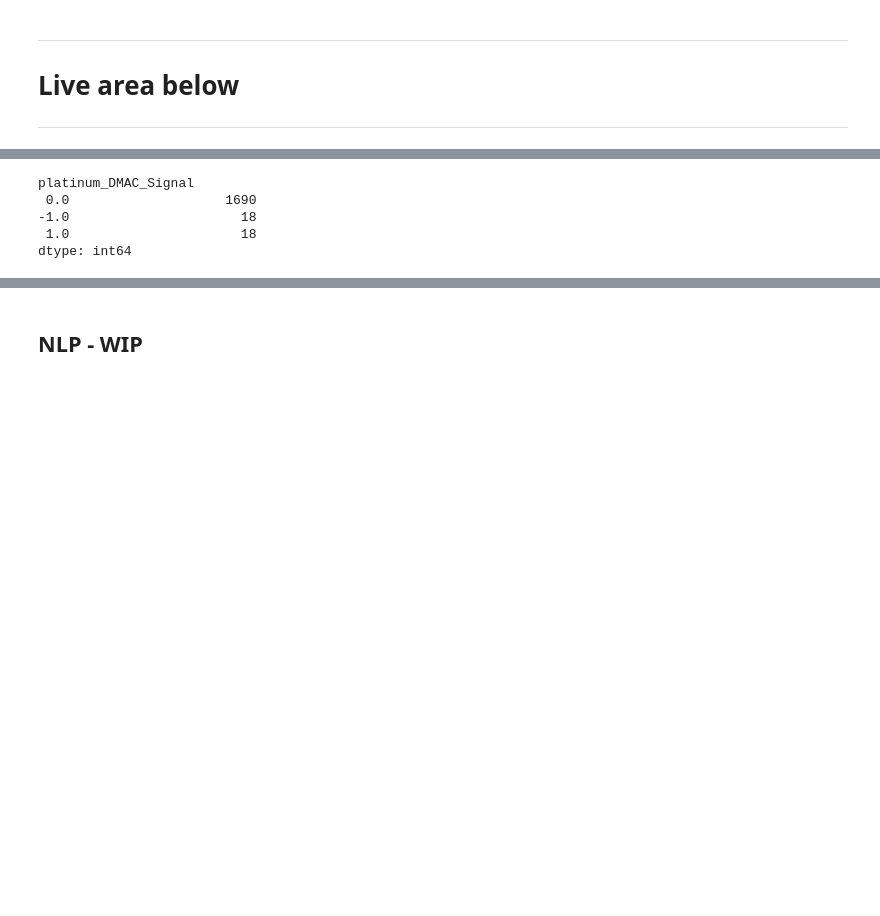
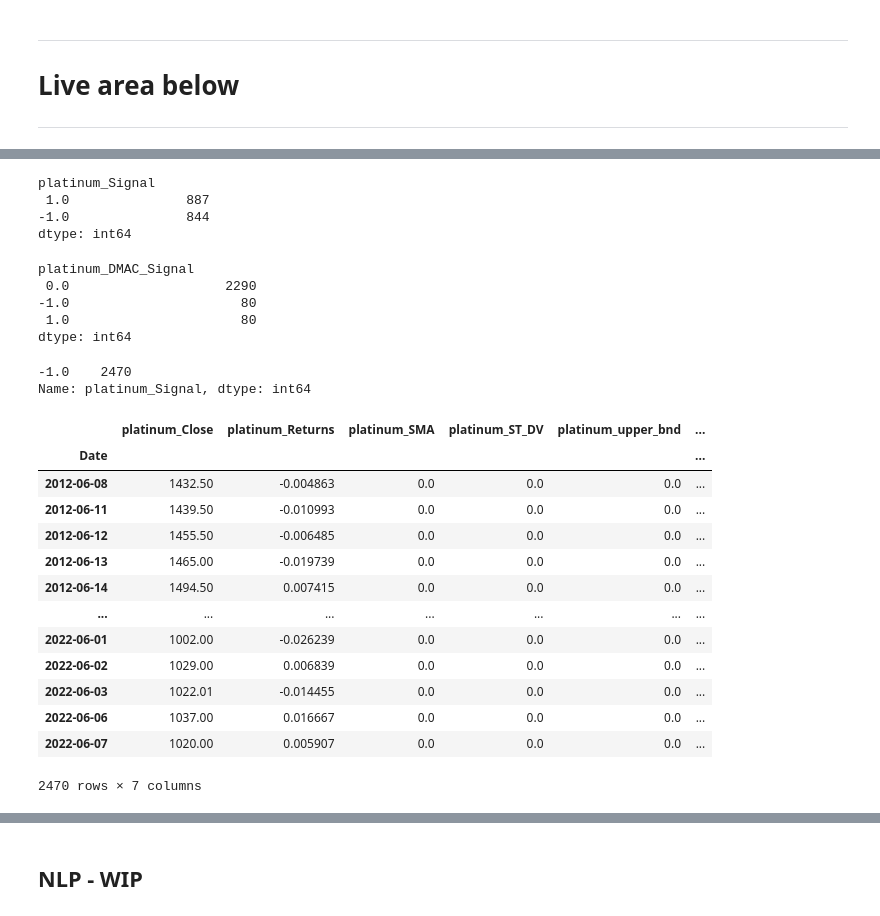
Before and after one commit to Femi-0/Commodities_Futures_Contracts_Generator, a Jupyter notebook: Commodities_Futures_Contracts_Generator.ipynb, the cells around one changed output, grey strips where cells are left out. Cells and saved outputs as stored; diff of their text form; code cells hidden in the pictures; blank space fills up the shorter version.

```diff
--- a/Commodities_Futures_Contracts_Generator.ipynb
+++ b/Commodities_Futures_Contracts_Generator.ipynb
@@ -160,7 +172,10 @@ def apply_sma_signal(signal_df,short_window,long_window,label):
 ## 2.2 Prepare Bollinger bands signals
 # %%
 # apply bollinger strategy
-def apply_bllg_signal(signal_df,sma,label,):
+def apply_bllg_signal(signal_in_df,sma,label,):
+
+  #copy df
+  signal_df = signal_in_df.copy()
 
   # Initialize new columns
   signal_df[label+"_"+'SMA'] = 0.0
@@ -170,9 +185,9 @@ def apply_bllg_signal(signal_df,sma,label,):
   signal_df[label+"_"+"Signal"] = 0.0
 
   # Generate the simple moving averages
-  signal_df[label+"_"+'SMA'] = signal_df[label+"_"+"Close"].rolling(window=sma).mean()
+  signal_df.loc[label+"_"+'SMA'] = signal_df[label+"_"+"Close"].rolling(window=sma).mean()
 
-  signal_df[label+"_"+'ST_DV'] = signal_df[label+"_"+"Close"].rolling(window=sma).std()
+  signal_df.loc[label+"_"+'ST_DV'] = signal_df[label+"_"+"Close"].rolling(window=sma).std()
 
   signal_df = signal_df.dropna()
 
@@ -595,11 +616,40 @@ X,y,y_DMAC,X_train,y_train,y_train_DMAC,X_test,y_test,y_test_DMAC,X_train_scaled
 # %%
-y_train_DMAC.value_counts()
+y_train.value_counts()
 # %% [output]
-platinum_DMAC_Signal
- 0.0                    1690
--1.0                      18
- 1.0                      18
+platinum_Signal
+ 1.0               887
+-1.0               844
 dtype: int64
+# %%
+y_DMAC.value_counts()
+# %% [output]
+platinum_DMAC_Signal
+ 0.0                    2290
+-1.0                      80
+ 1.0                      80
+dtype: int64
+# %%
+bllg_platinum_df["platinum_Signal"].value_counts()
+# %% [output]
+-1.0    2470
+Name: platinum_Signal, dtype: int64
+# %%
+bllg_platinum_df[bllg_platinum_df["platinum_Signal"] != 0]
+# %% [output]
+|  | platinum_Close | platinum_Returns | platinum_SMA | platinum_ST_DV | platinum_upper_bnd | ... |
+| Date |  |  |  |  |  | ... |
+| 2012-06-08 | 1432.50 | -0.004863 | 0.0 | 0.0 | 0.0 | ... |
+| 2012-06-11 | 1439.50 | -0.010993 | 0.0 | 0.0 | 0.0 | ... |
+| 2012-06-12 | 1455.50 | -0.006485 | 0.0 | 0.0 | 0.0 | ... |
+| 2012-06-13 | 1465.00 | -0.019739 | 0.0 | 0.0 | 0.0 | ... |
+| 2012-06-14 | 1494.50 | 0.007415 | 0.0 | 0.0 | 0.0 | ... |
+| ... | ... | ... | ... | ... | ... | ... |
+| 2022-06-01 | 1002.00 | -0.026239 | 0.0 | 0.0 | 0.0 | ... |
+| 2022-06-02 | 1029.00 | 0.006839 | 0.0 | 0.0 | 0.0 | ... |
+| 2022-06-03 | 1022.01 | -0.014455 | 0.0 | 0.0 | 0.0 | ... |
+| 2022-06-06 | 1037.00 | 0.016667 | 0.0 | 0.0 | 0.0 | ... |
+| 2022-06-07 | 1020.00 | 0.005907 | 0.0 | 0.0 | 0.0 | ... |
+2470 rows × 7 columns
 # %%
 X_train_scaled[:5]
 # %% [output]
```
Also changed, not shown: parts of 34 cells of this notebook.
